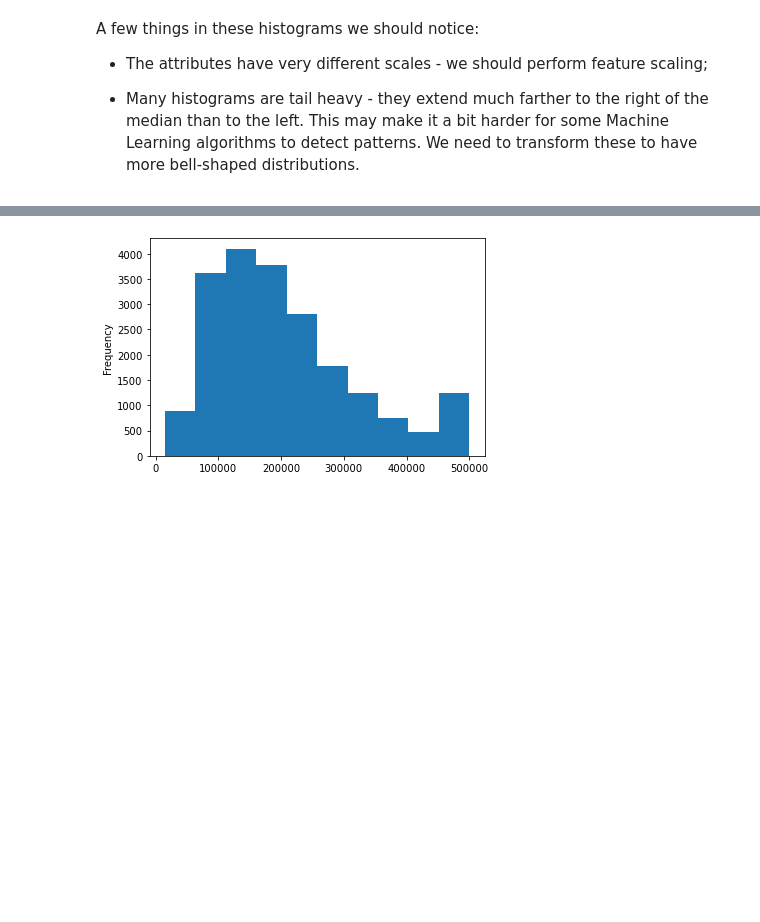
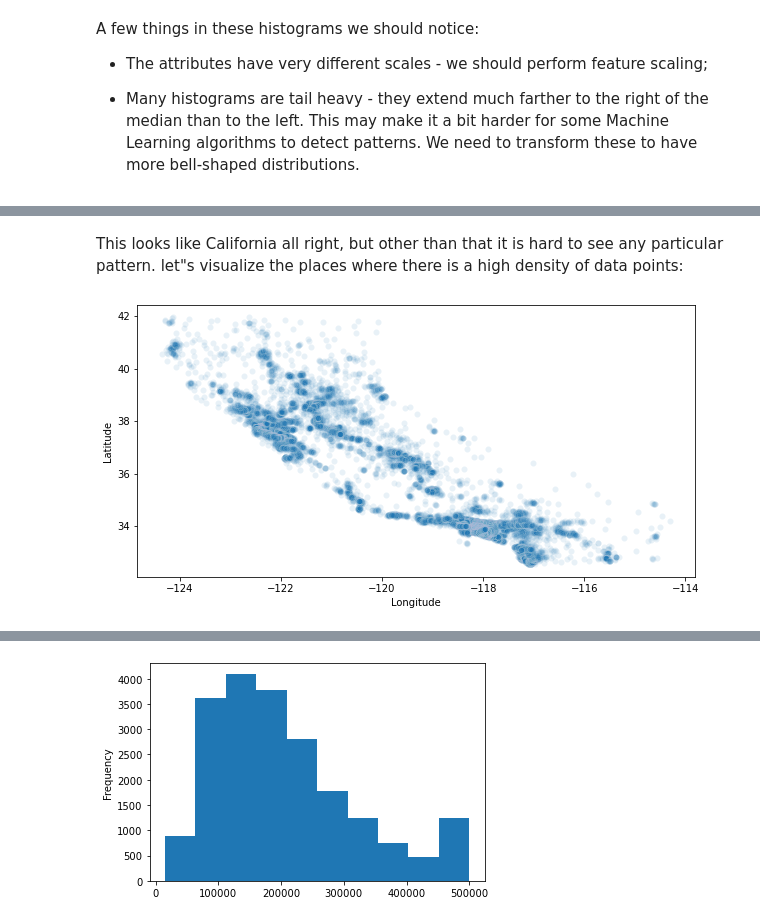
Before and after one commit to LucianPopaLVP/Project-3---Supervised-Learning---Regression, a Jupyter notebook: linear_regression_CaliforniaHousing.ipynb, the cells around one changed output, grey strips where cells are left out. Drawn from its saved outputs; the diff is of its cells as text; code cells hidden in the pictures; blank space fills up the shorter version.

```diff
--- a/linear_regression_CaliforniaHousing.ipynb
+++ b/linear_regression_CaliforniaHousing.ipynb
@@ -187,0 +246,8 @@ A few things in these histograms we should notice:
+# %% [markdown]
+This looks like California all right, but other than that it is hard to see any particular pattern. let"s visualize the places where there is a high density of data points:
+# %%
+plt.figure(figsize=(10, 5))
+sns.scatterplot(data=df, x="Longitude", y="Latitude", alpha=0.1)
+plt.show()
+# %% [output]
+[figure, added]
```
Also changed, not shown: parts of 45 cells of this notebook.
